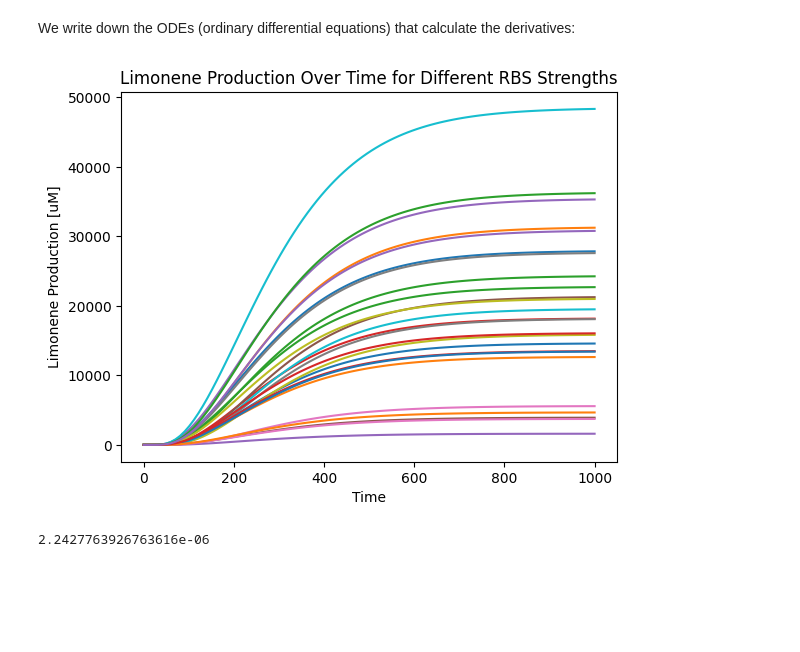
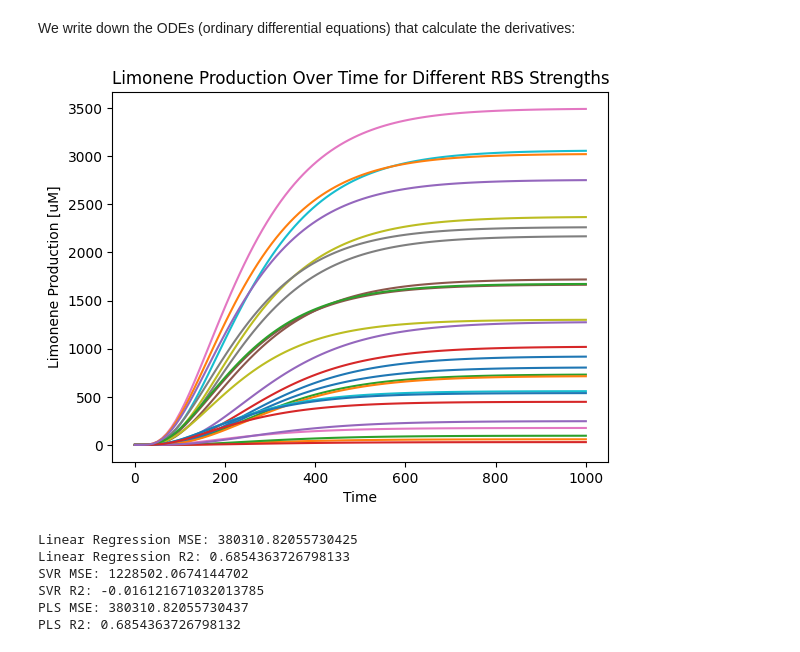
Before and after one commit to pablocarb/uimp-synbio, a Jupyter notebook: Data-generation.ipynb, the cells around one changed output. Drawn from its saved outputs; the diff is of its cells as text; code cells hidden in the pictures; blank space fills up the shorter version.

```diff
--- a/Data-generation.ipynb
+++ b/Data-generation.ipynb
@@ -58,13 +58,15 @@ def limonene_production_dynamics(y, t, rbs1_strength, rbs2_strength):
     Km = [100, 1]  # Michaelis constants for the reactions
     Kd_gpp = 0.01  # Degradation rate for GPP
     Kd_lim = 0.01  # Degradation rate for limonene
+    Kn1 = 1
+    Kn2 = 1
 
     # Assuming a simple linear relationship for demonstration purposes
     # In practice, this should be replaced with the actual ODE solution
     dgppsm = Km1 - Kdm1 * gppsm
     dlimsm = Km2 - Kdm2 * limsm
-    dgpps = Kr1 * gppsm - Kd1 * gpps
-    dlims = Kr2 * limsm - Kd2 * lims
+    dgpps = Kr1 * gppsm/(gppsm+Kn1) - Kd1 * gpps
+    dlims = Kr2 * limsm/(limsm+Kn2) - Kd2 * lims
 
     dgpp = Kcat[0] * gpps * ipp/(Km[0]+ipp) -  Kd_gpp * gpp
     dlim = Kcat[1] * lims * gpp/(Km[1]+gpp) -  Kd_lim * lim
@@ -75,20 +77,82 @@ def limonene_production_dynamics(y, t, rbs1_strength, rbs2_strength):
 # %%
 y0 = [0, 0, 0, 0, 0, 0]  # Initial conditions for the system
 time = np.linspace(0, 1000, 100)  # Time points for simulation
 
+n = 5 # Number of RBS strengths to test
+rbs = np.random.rand(n,2)  # Example RBS strengths for gene 1
+X = [] # Placeholder for RBS strengths combinations
+Y = [] # Placeholder for results
+
 for rbs1_strength in np.random.rand(5): #[0.1, 0.5, 1.0]:  # Example RBS strengths for gene 1
     for rbs2_strength in np.random.rand(5): #[0.1, 0.5, 1.0]:  # Example RBS strengths for gene 2
         result = odeint(limonene_production_dynamics, y0, time, args=(rbs1_strength, rbs2_strength))
+        X.append([rbs1_strength, rbs2_strength])  # Store the RBS strengths
+        Y.append(result[-1, -1])  # Store the final limonene production value
         plt.plot(time, result[:, -1], label=f'RBS1: {rbs1_strength}, RBS2: {rbs2_strength}')
+
+# for i in np.arange(n): #[0.1, 0.5, 1.0]:  # Example RBS strengths for gene 1
+#     for j in np.arange(n): #[0.1, 0.5, 1.0]:  # Example RBS strengths for gene 2
+#         rbs_1_strength = rbs[i, 0]  # RBS strength for first gene
+#         rbs_2_strength = rbs[j, 1]  # RBS strength for second gene
+#         result = odeint(limonene_production_dynamics, y0, time, args=(rbs1_strength, rbs2_strength))
+#         X.append([rbs_1_strength, rbs_2_strength])  # Store the RBS strengths
+#         Y.append(result[-1, -1])  # Store the final limonene production value
+#         plt.plot(time, result[:, -1], label=f'RBS1: {rbs1_strength}, RBS2: {rbs2_strength}')
 
 plt.xlabel('Time')
 plt.ylabel('Limonene Production [uM]')
 plt.title('Limonene Production Over Time for Different RBS Strengths')
 #plt.legend()
 plt.show()
 # %% [output]
-[figure, old version]
+[figure, new version]
 # %%
-np.random.normal(0, 1e-6)  # Example of generating random data
+# ...existing code...
+
+from sklearn.preprocessing import StandardScaler
+from sklearn.linear_model import LinearRegression
+from sklearn.svm import SVR
+from sklearn.cross_decomposition import PLSRegression
+from sklearn.model_selection import train_test_split
+from sklearn.metrics import mean_squared_error, r2_score
+
+scaler = StandardScaler()
+scaler.fit(X)
+X = scaler.transform(X)
+
+# Convert Y to numpy array if it's a list
+Y = np.array(Y)
+
+# Reshape Y if needed
+Y = Y.reshape(-1)
+
+# Split data into train and test sets
+X_train, X_test, Y_train, Y_test = train_test_split(X, Y, test_size=0.5, random_state=42)
+
+# Linear Regression
+
+lin_reg = LinearRegression()
+lin_reg.fit(X_train, Y_train)
+Y_pred_lin = lin_reg.predict(X_test)
+print("Linear Regression MSE:", mean_squared_error(Y_test, Y_pred_lin))
+print("Linear Regression R2:", r2_score(Y_test, Y_pred_lin))
+
+# Support Vector Regression
+svr = SVR(kernel='rbf', degree=2, C=1.0, epsilon=0.1)
+svr.fit(X_train, Y_train)
+Y_pred_svr = svr.predict(X_test)
+print("SVR MSE:", mean_squared_error(Y_test, Y_pred_svr))
+print("SVR R2:", r2_score(Y_test, Y_pred_svr))
+
+l2 = PLSRegression(n_components=2)
+l2.fit(X_train, Y_train)
+Y_pred_pls = l2.predict(X_test)
+print("PLS MSE:", mean_squared_error(Y_test, Y_pred_pls))
+print("PLS R2:", r2_score(Y_test, Y_pred_pls))
 # %% [output]
-2.2427763926763616e-06
+Linear Regression MSE: 380310.82055730425
+Linear Regression R2: 0.6854363726798133
+SVR MSE: 1228502.0674144702
+SVR R2: -0.016121671032013785
+PLS MSE: 380310.82055730437
+PLS R2: 0.6854363726798132
```
Also changed, not shown: parts of 19 cells of this notebook.
